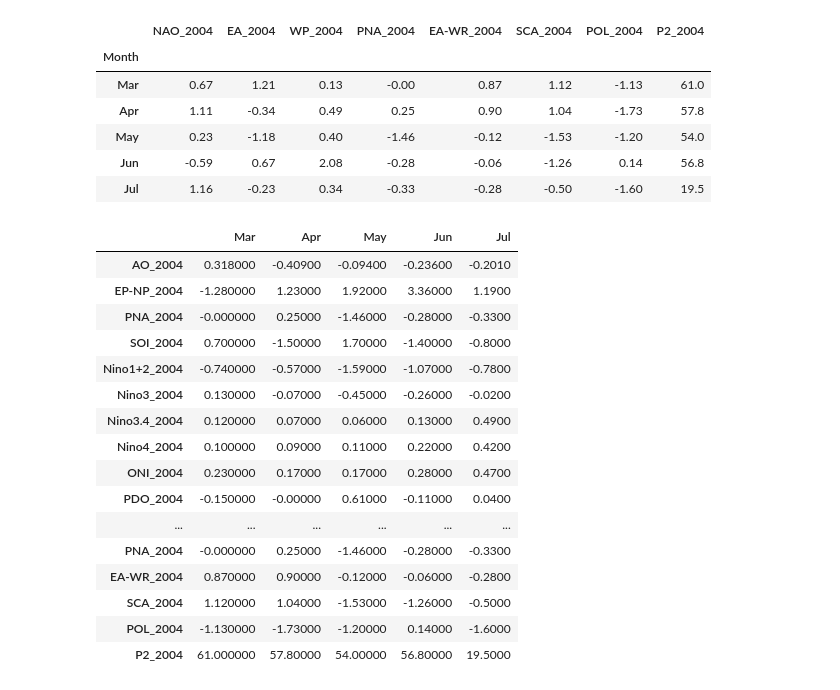
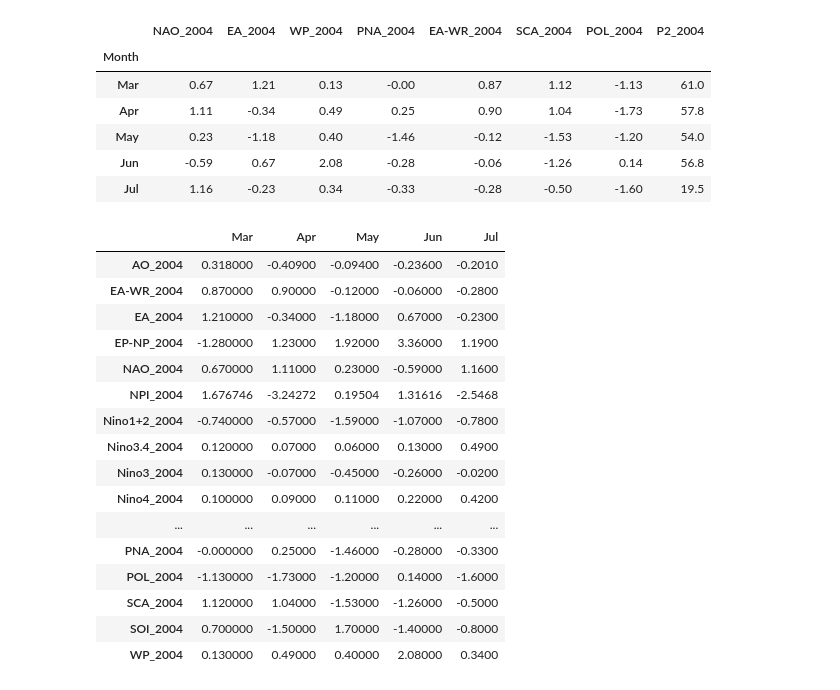
Before and after one commit to PanCanAK-Fire/predictors-remote, a Jupyter notebook: JupyterNotebooks/extract_teleconn_forCeCe.ipynb, the cells around one changed output. Drawn from its saved outputs; the diff is of its cells as text; code cells hidden in the pictures.

```diff
--- a/JupyterNotebooks/extract_teleconn_forCeCe.ipynb
+++ b/JupyterNotebooks/extract_teleconn_forCeCe.ipynb
@@ -106,12 +96,10 @@ PNA
 | 76 | 2024 | -0.08 | -0.18 | 0.15 | -0.88 | -2.33 | 1.14 | 2.01 | -1.04 | 1.08 | 0.20 | ... |
 | 77 | 2025 | 0.70 | 1.59 | -0.39 | -1.08 | NaN | NaN | NaN | NaN | NaN | NaN | ... |
 # %%
-out = []
+
 for result in results:
     result.set_index('Year', inplace=True)
-    # result['Variable'] = result.meta
-    # result.rename(columns={item: result.meta + '_' + item for item in result.columns }, inplace=True)
     meta = result.meta
-    newDF = pd.DataFrame(result.loc[2004, ['Mar', 'Apr', 'May', 'Jun', 'Jul']])
-    newDF.columns = [meta + '_2004']
+    newDF = pd.DataFrame(result.loc[year, monthlist])
+    newDF.columns = [meta + f'_{str(year)}']
     out.append(newDF)
@@ -143,8 +115,8 @@ data_pdo.set_index('Year', inplace=True)
 data_pdo.replace(99.99, np.nan, inplace=True)
 
 meta = 'PDO'
-newDF = pd.DataFrame(data_pdo.loc[2004, ['Mar', 'Apr', 'May', 'Jun', 'Jul']])
-newDF.columns = [meta + '_2004']
+newDF = pd.DataFrame(data_pdo.loc[year, monthlist])
+newDF.columns = [f'{meta}_{year}']
 out.append(newDF)
 newDF
 # %% [output]
@@ -164,22 +136,15 @@ data_npi.dropna(inplace=True)
 data_npi['Year'] = data_npi['YrMnth'].astype(str).str[:4].astype(int)
 data_npi['Month'] = data_npi['YrMnth'].astype(str).str[4:].astype(int)
 data_npi['Month'] = data_npi.Month.map(d)
-data_npi = data_npi[data_npi['Month'].isin(['Mar', 'Apr', 'May', 'Jun', 'Jul'])]
+data_npi = data_npi[data_npi['Month'].isin(monthlist)]
 # data_npi = data_npi.astype(float)
 data_npi['Year'] = data_npi['Year'].astype(int)
 data_npi.set_index('Year', inplace=True)
 data_npi['NPI'] = data_npi.groupby('Month')['NPI'].transform(lambda x: x - x.mean())
 data_npi.drop(columns=['YrMnth'], inplace=True)
-# meta = 'NPI'
-# newDF = pd.DataFrame(data_npi.loc[2004, ['Mar', 'Apr', 'May', 'Jun', 'Jul']])
-# newDF.columns = [meta + '_2004']
-# out.append(newDF)
-# newDF
-# newDF = data_npi.loc[2004].set_index('Month', inplace=True)
-# newDF
 
-newDF = data_npi.loc[2004].reset_index().drop(columns=['Year']).set_index('Month')
-newDF.columns = ['NPI' + '_2004']
+newDF = data_npi.loc[year].reset_index().drop(columns=['Year']).set_index('Month')
+newDF.columns = [f'NPI_{year}']
 out.append(newDF)
 newDF
 # %% [output]
@@ -208,11 +173,11 @@ data_extra.dropna(inplace=True, axis=1)
 data_extra['Year'] = data_extra['Year'].astype(int)
 data_extra['Month'] = data_extra['Month'].astype(int)
 data_extra['Month'] = data_extra.Month.map(d)
-data_extra = data_extra[data_extra['Month'].isin(['Mar', 'Apr', 'May', 'Jun', 'Jul'])]
-data_extra = data_extra[data_extra['Year'] == 2004]
+data_extra = data_extra[data_extra['Month'].isin(monthlist)]
+data_extra = data_extra[data_extra['Year'] == year]
 data_extra.drop(columns=['Year'], inplace=True)
 data_extra.set_index('Month', inplace=True)
-data_extra.columns = [col + '_2004' for col in data_extra.columns]
+data_extra.columns = [f'{col}_{year}' for col in data_extra.columns]
 
 data_extra
 # %% [output]
@@ -226,23 +191,23 @@ data_extra
 # %%
 out.append(data_extra)
 # %%
-pd.concat(out, axis=1).T
+pd.concat(out, axis=1).T.drop_duplicates().sort_index()
 # %% [output]
 |  | Mar | Apr | May | Jun | Jul |
 | AO_2004 | 0.318000 | -0.40900 | -0.09400 | -0.23600 | -0.2010 |
+| EA-WR_2004 | 0.870000 | 0.90000 | -0.12000 | -0.06000 | -0.2800 |
+| EA_2004 | 1.210000 | -0.34000 | -1.18000 | 0.67000 | -0.2300 |
 | EP-NP_2004 | -1.280000 | 1.23000 | 1.92000 | 3.36000 | 1.1900 |
-| PNA_2004 | -0.000000 | 0.25000 | -1.46000 | -0.28000 | -0.3300 |
-| SOI_2004 | 0.700000 | -1.50000 | 1.70000 | -1.40000 | -0.8000 |
+| NAO_2004 | 0.670000 | 1.11000 | 0.23000 | -0.59000 | 1.1600 |
+| NPI_2004 | 1.676746 | -3.24272 | 0.19504 | 1.31616 | -2.5468 |
 | Nino1+2_2004 | -0.740000 | -0.57000 | -1.59000 | -1.07000 | -0.7800 |
+| Nino3.4_2004 | 0.120000 | 0.07000 | 0.06000 | 0.13000 | 0.4900 |
 | Nino3_2004 | 0.130000 | -0.07000 | -0.45000 | -0.26000 | -0.0200 |
-| Nino3.4_2004 | 0.120000 | 0.07000 | 0.06000 | 0.13000 | 0.4900 |
 | Nino4_2004 | 0.100000 | 0.09000 | 0.11000 | 0.22000 | 0.4200 |
-| ONI_2004 | 0.230000 | 0.17000 | 0.17000 | 0.28000 | 0.4700 |
-| PDO_2004 | -0.150000 | -0.00000 | 0.61000 | -0.11000 | 0.0400 |
 | ... | ... | ... | ... | ... | ... |
 | PNA_2004 | -0.000000 | 0.25000 | -1.46000 | -0.28000 | -0.3300 |
-| EA-WR_2004 | 0.870000 | 0.90000 | -0.12000 | -0.06000 | -0.2800 |
+| POL_2004 | -1.130000 | -1.73000 | -1.20000 | 0.14000 | -1.6000 |
 | SCA_2004 | 1.120000 | 1.04000 | -1.53000 | -1.26000 | -0.5000 |
-| POL_2004 | -1.130000 | -1.73000 | -1.20000 | 0.14000 | -1.6000 |
-| P2_2004 | 61.000000 | 57.80000 | 54.00000 | 56.80000 | 19.5000 |
+| SOI_2004 | 0.700000 | -1.50000 | 1.70000 | -1.40000 | -0.8000 |
+| WP_2004 | 0.130000 | 0.49000 | 0.40000 | 2.08000 | 0.3400 |
 # %%
```
Also changed, not shown: parts of 8 cells of this notebook, 1 other file.
